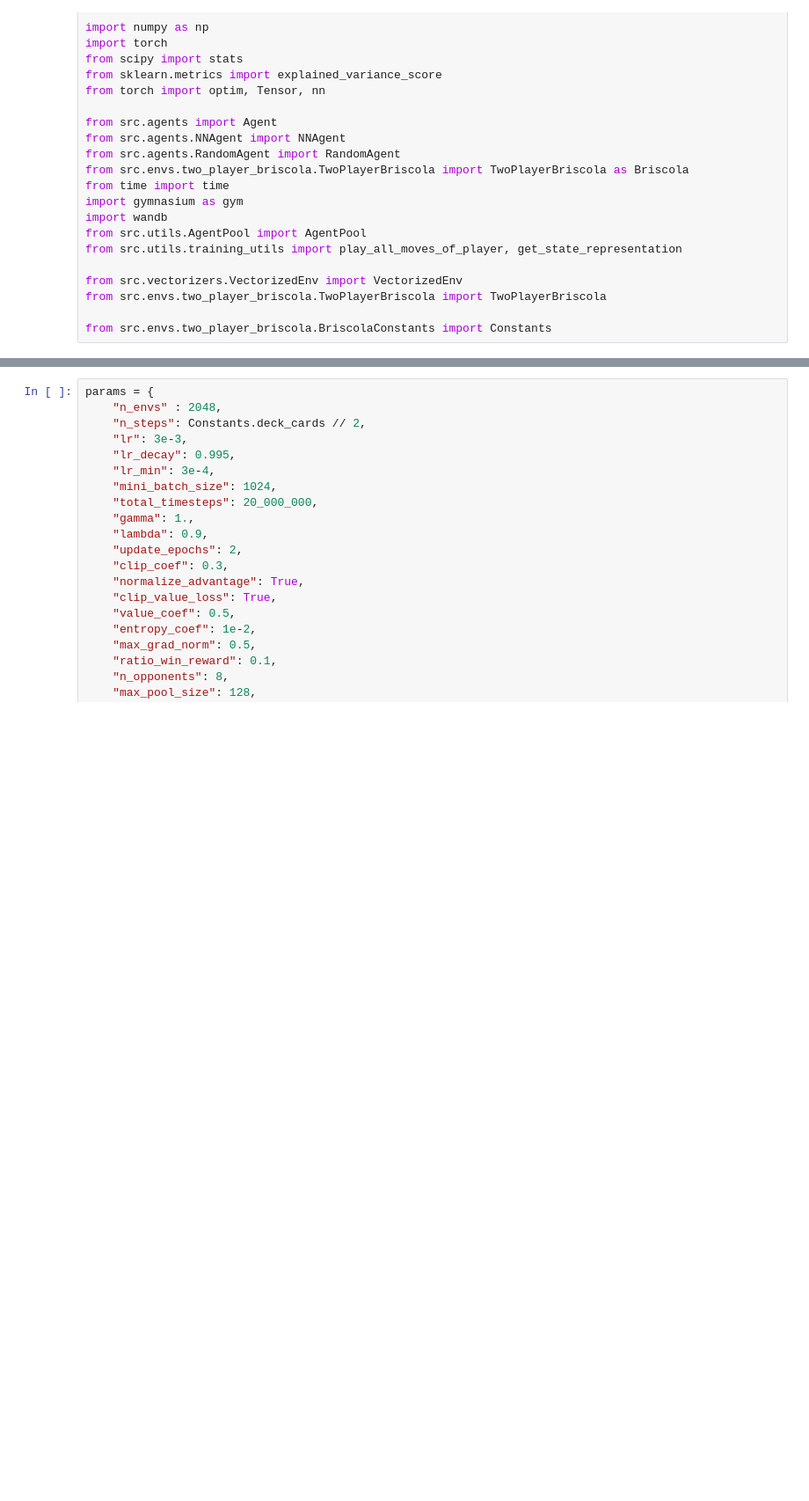
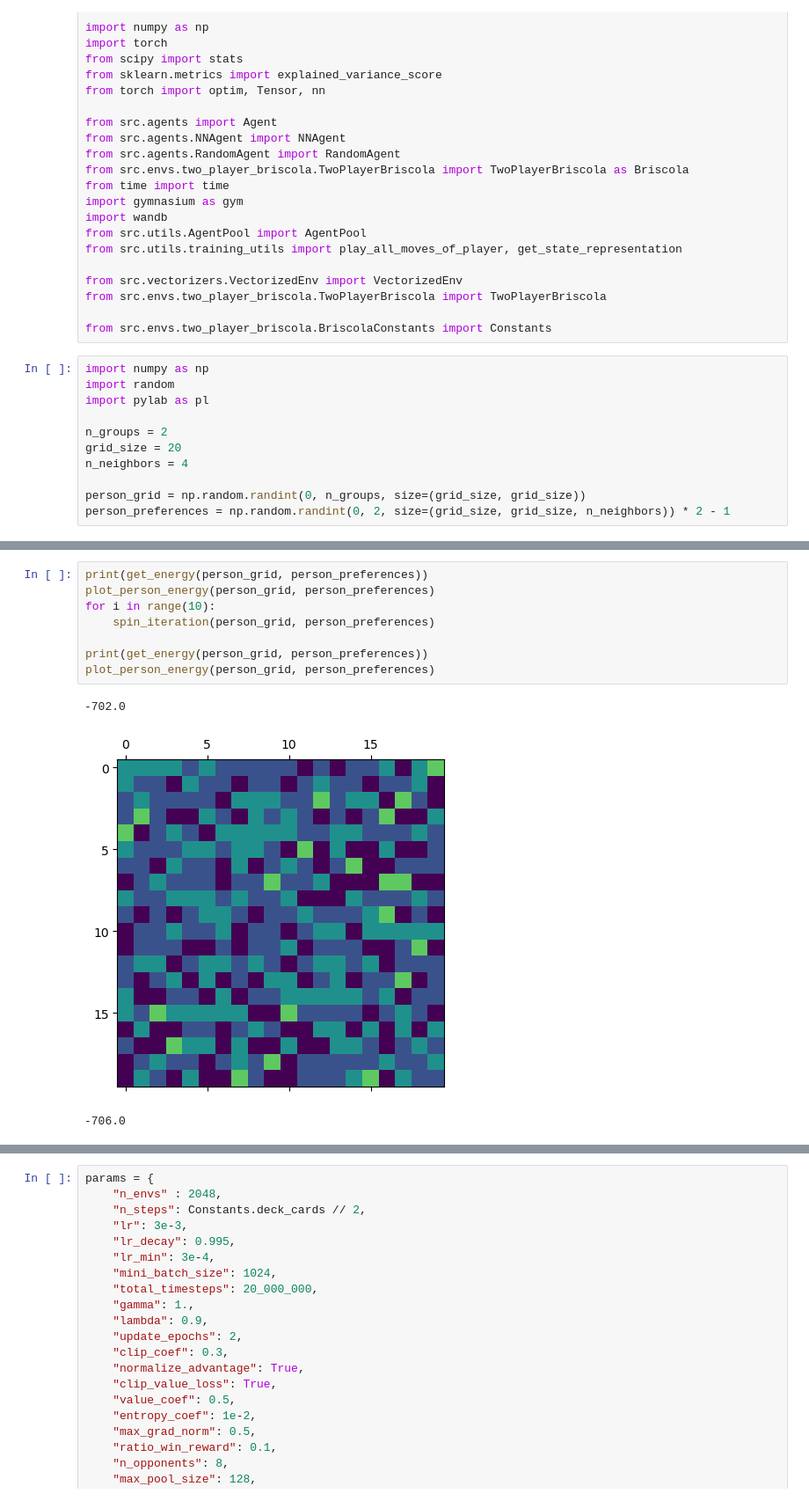
Before and after one commit to LetteraUnica/BriscolaBot, a Jupyter notebook: briscola.ipynb, the cells around one changed output, grey strips where cells are left out. Shown: that part at 88% size. Cells and saved outputs as stored; diff of their text form; blank space fills up the shorter version.

```diff
--- a/briscola.ipynb
+++ b/briscola.ipynb
@@ -25,3 +25,14 @@ from src.vectorizers.VectorizedEnv import VectorizedEnv
 from src.envs.two_player_briscola.TwoPlayerBriscola import TwoPlayerBriscola
 
 from src.envs.two_player_briscola.BriscolaConstants import Constants
+# %%
+import numpy as np
+import random
+import pylab as pl
+
+n_groups = 2
+grid_size = 20
+n_neighbors = 4
+
+person_grid = np.random.randint(0, n_groups, size=(grid_size, grid_size))
+person_preferences = np.random.randint(0, 2, size=(grid_size, grid_size, n_neighbors)) * 2 - 1
@@ -27,0 +91,12 @@ from src.envs.two_player_briscola.BriscolaConstants import Constants
+# %%
+print(get_energy(person_grid, person_preferences))
+plot_person_energy(person_grid, person_preferences)
+for i in range(10):
+    spin_iteration(person_grid, person_preferences)
+
+print(get_energy(person_grid, person_preferences))
+plot_person_energy(person_grid, person_preferences)
+# %% [output]
+-702.0
+[figure, added]
+-706.0
```
Also changed, not shown: parts of 3 cells of this notebook, 1 other file.
